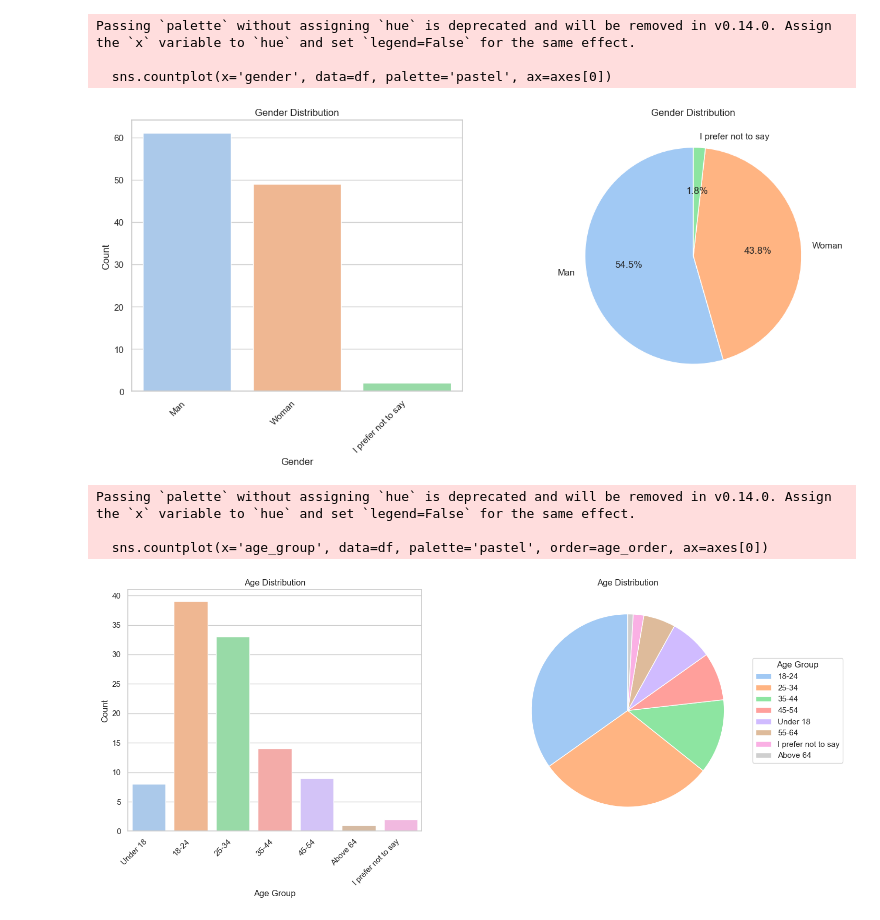
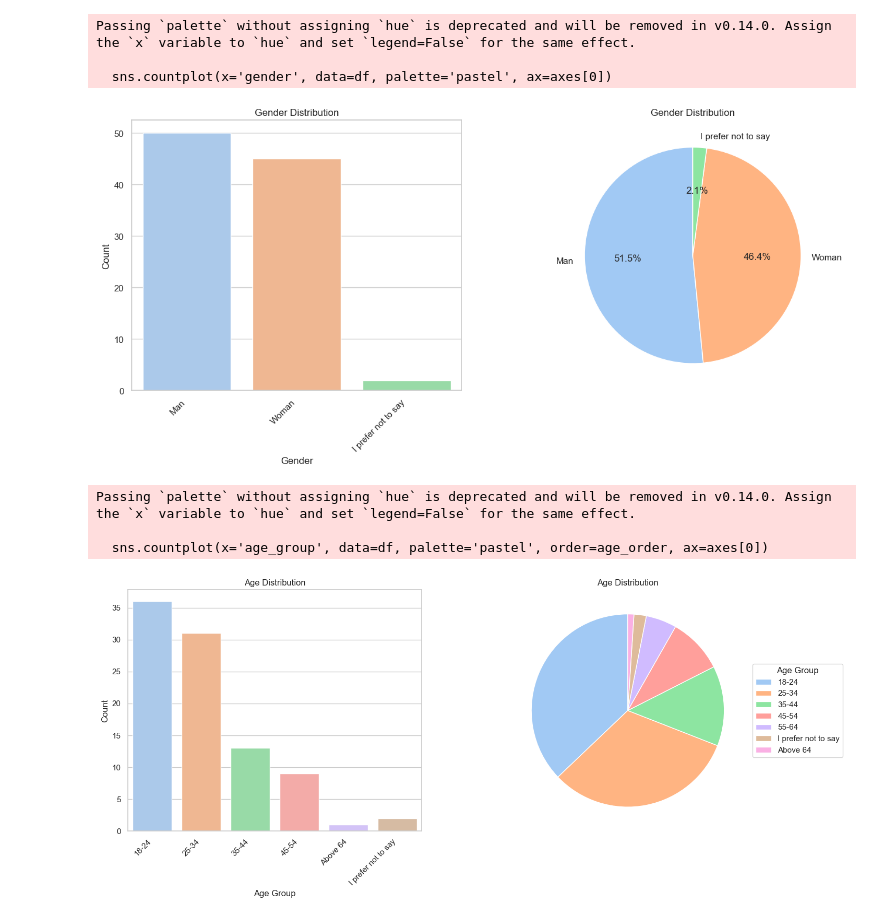
Before and after one commit to csteinmann/book_recommendation, a Jupyter notebook: results/demographic_analysis.ipynb, the cells around one changed output. Cells and saved outputs as stored; diff of their text form; code cells hidden in the pictures.

```diff
--- a/results/demographic_analysis.ipynb
+++ b/results/demographic_analysis.ipynb
@@ -6,6 +6,7 @@ import seaborn as sns
 import numpy as np
 # %%
 csv_file_path = '../data/survey_response.csv'
-df = pd.read_csv(csv_file_path, index_col='id')
+df = pd.read_csv(csv_file_path)
+df = df.iloc[:, :8]
 df
 # %% [output]
@@ -50,34 +50,34 @@ plt.show()
 Passing `palette` without assigning `hue` is deprecated and will be removed in v0.14.0. Assign the `x` variable to `hue` and set `legend=False` for the same effect.
 
   sns.countplot(x='gender', data=df, palette='pastel', ax=axes[0])
-[figure, old version]
+[figure, new version]
 # %%
 sns.set(style="whitegrid")
 fig, axes = plt.subplots(1, 2, figsize=(16, 6))  # 1 row, 2 columns
 
 # Countplot
-age_order = ['Under 18', '18-24', '25-34', '35-44', '45-54', 'Above 64', 'I prefer not to say']
+age_order = ['18-24', '25-34', '35-44', '45-54', 'Above 64', 'I prefer not to say']
 sns.countplot(x='age_group', data=df, palette='pastel', order=age_order, ax=axes[0])
 
 axes[0].set_title('Age Distribution')
 axes[0].set_xlabel('Age Group')
 axes[0].set_ylabel('Count')
 axes[0].set_xticklabels(axes[0].get_xticklabels(), rotation=45, ha='right')  # Set rotation to 45 degrees
 
 # Pie chart
 age_counts = df['age_group'].value_counts()
 wedges, texts, autotexts = axes[1].pie(age_counts, labels=None, autopct='', startangle=90, colors=sns.color_palette('pastel'))
 
 # Add a legend
 axes[1].legend(wedges, age_counts.index, title='Age Group', loc='center left', bbox_to_anchor=(1, 0, 0.5, 1))
 
 axes[1].set_title('Age Distribution')
 plt.show()
 # %% [output]
 Passing `palette` without assigning `hue` is deprecated and will be removed in v0.14.0. Assign the `x` variable to `hue` and set `legend=False` for the same effect.
 
   sns.countplot(x='age_group', data=df, palette='pastel', order=age_order, ax=axes[0])
-[figure, old version]
+[figure, new version]
 # %%
 sns.set(style="whitegrid")
 fig, axes = plt.subplots(1, 2, figsize=(16, 6))  # 1 row, 2 columns
```
Also changed, not shown: parts of 6 cells of this notebook, 21 other files.
